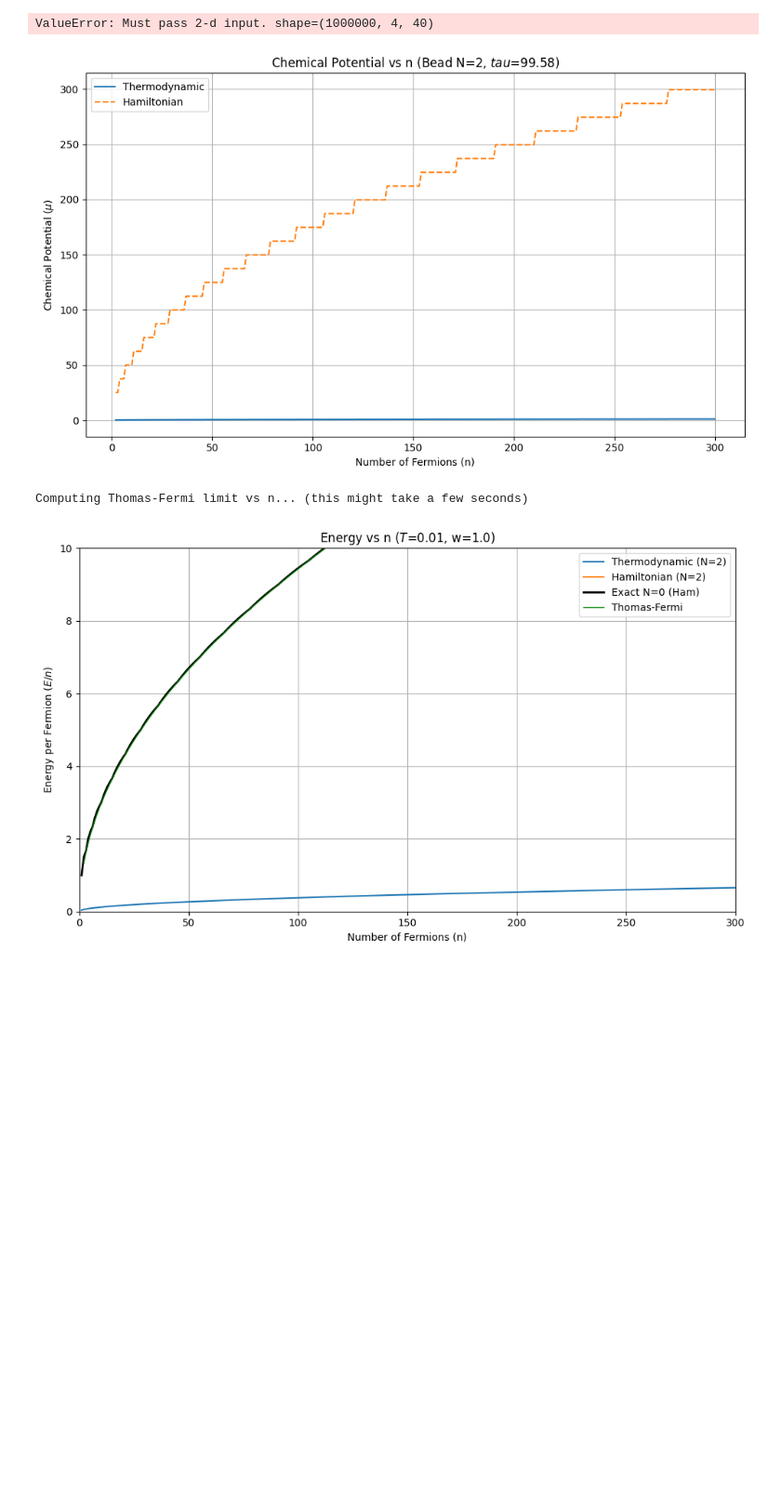
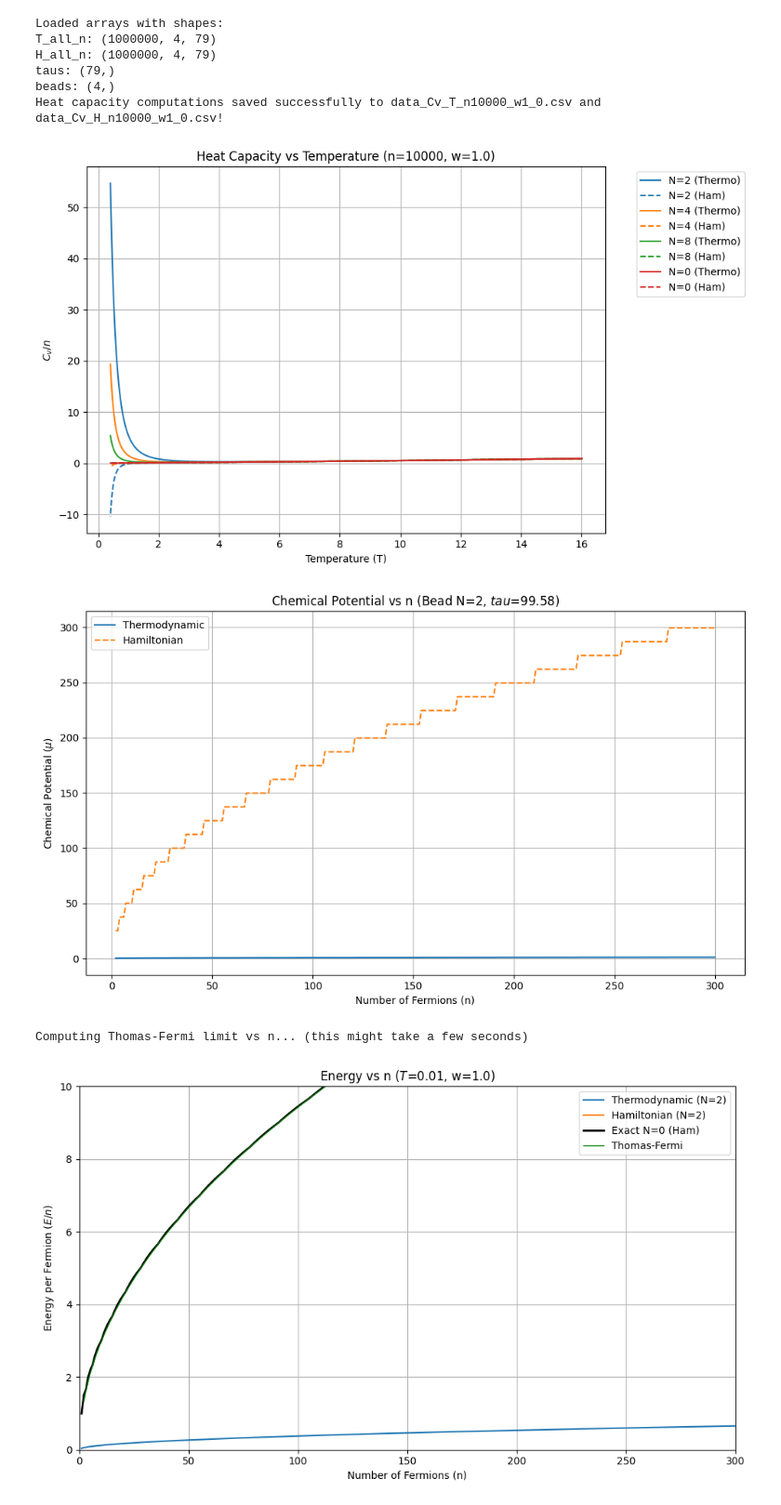
Before and after one commit to 24jonas/HarmonicFermions, a Jupyter notebook: heat_capacity.ipynb, the cells around one changed output. Shown at 93% size. Drawn from its saved outputs; the diff is of its cells as text; code cells hidden in the pictures; blank space fills up the shorter version.

```diff
--- a/heat_capacity.ipynb
+++ b/heat_capacity.ipynb
@@ -26,7 +26,7 @@ try:
     print(f"taus: {taus.shape}")
     print(f"beads: {beads.shape}")
 
-    target_n = 1000000 # <--- Change this to the specific n you want to plot
+    target_n = 10000 # <--- Change this to the specific n you want to plot
     n_idx = target_n - 1
 
     # Calculate midpoints for tau and compute Temperature
@@ -57,34 +57,40 @@ try:
         Cv_T = compute_heat_capacity(taus, energy_T) / target_n
         Cv_H = compute_heat_capacity(taus, energy_H) / target_n
 
         results_df_T[f"N_{bead}"] = Cv_T
         results_df_H[f"N_{bead}"] = Cv_H
 
         line, = plt.plot(Temp, Cv_T, label=f"N={bead} (Thermo)")
         plt.plot(Temp, Cv_H, linestyle="--", color=line.get_color(), label=f"N={bead} (Ham)")
 
     output_filename_T = f"data_Cv_T_n{target_n}_w{str(w_val).replace('.', '_')}.csv"
     output_filename_H = f"data_Cv_H_n{target_n}_w{str(w_val).replace('.', '_')}.csv"
 
     results_df_T.to_csv(output_filename_T, index=False)
     results_df_H.to_csv(output_filename_H, index=False)
 
     print(f"Heat capacity computations saved successfully to {output_filename_T} and {output_filename_H}!")
 
     plt.xlabel("Temperature (T)")
     plt.ylabel(r"$C_v / n$")
     #plt.xlim(0,10)
     #plt.ylim(-0.1,2.5)
     plt.title(f"Heat Capacity vs Temperature (n={target_n}, w={w_val})")
     plt.legend(bbox_to_anchor=(1.05, 1), loc='upper left')
     plt.grid(True)
     plt.tight_layout()
     plt.show()
 
 except FileNotFoundError:
     print(f"Error: Could not find the files starting with '{save_filename}'.")
 # %% [output]
-ValueError: Must pass 2-d input. shape=(1000000, 4, 40)
+Loaded arrays with shapes:
+T_all_n: (1000000, 4, 79)
+H_all_n: (1000000, 4, 79)
+taus: (79,)
+beads: (4,)
+Heat capacity computations saved successfully to data_Cv_T_n10000_w1_0.csv and data_Cv_H_n10000_w1_0.csv!
+[figure, added]
 # %%
 # --- Chemical Potential vs n Plot ---
 # Chemical potential is the change in energy when adding one fermion: mu(n) = E(n) - E(n-1)
```
Also changed, not shown: 28 other files.
